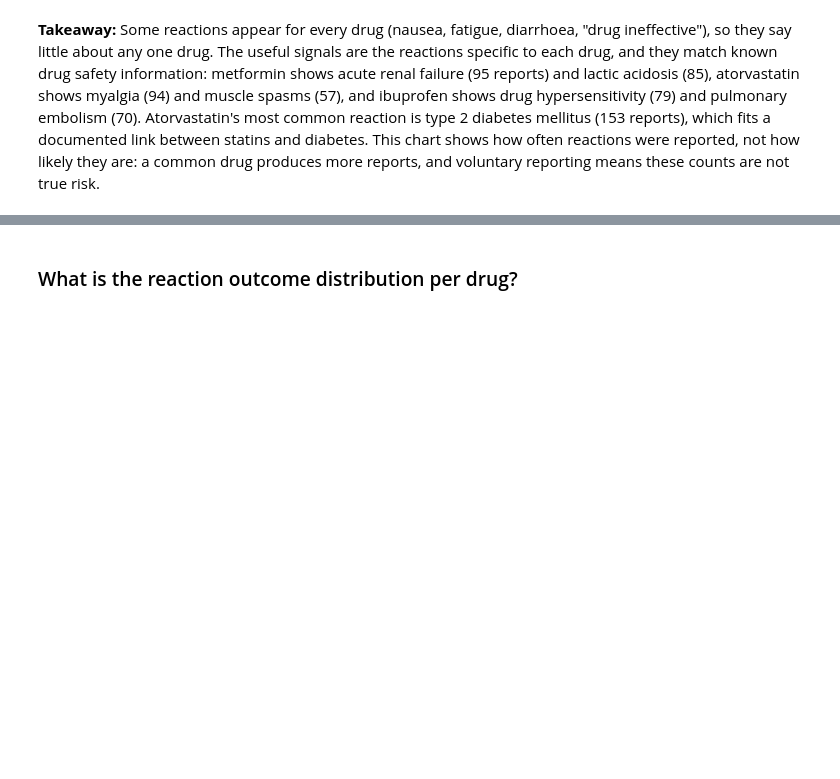
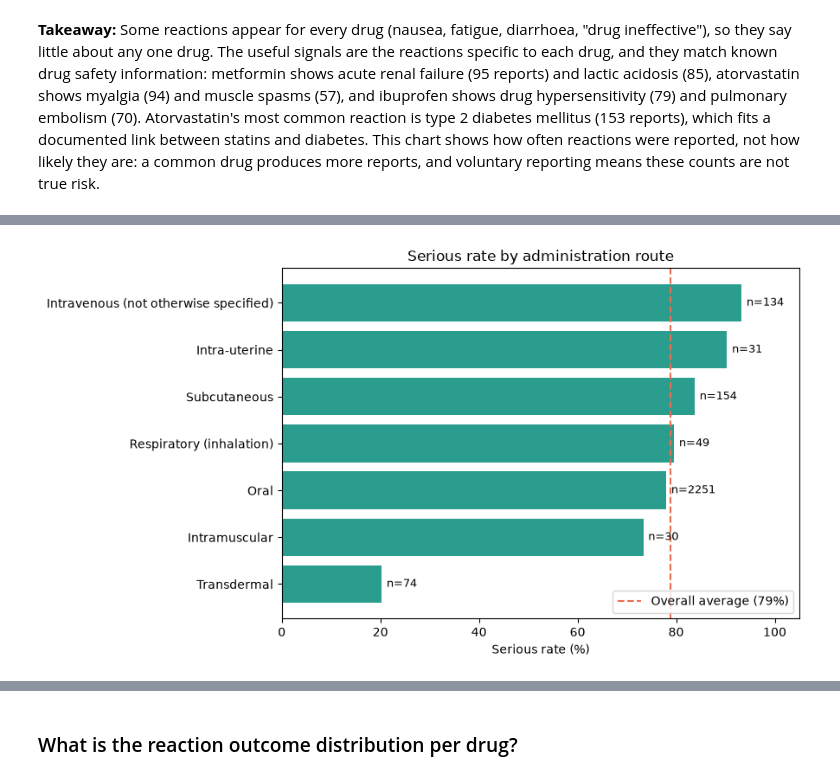
Before and after one commit to NattakanO/healthcare_drug_safety_analysis, a Jupyter notebook: data_exploration.ipynb, the cells around one changed output, grey strips where cells are left out. Drawn from its saved outputs; the diff is of its cells as text; code cells hidden in the pictures; blank space fills up the shorter version.

```diff
--- a/data_exploration.ipynb
+++ b/data_exploration.ipynb
@@ -683,0 +671,13 @@ Using 16441 of 24013 rows (68.5%) for this question
+# %%
+MIN_SAMPLE = 30   # a route with fewer reports is not a reliable estimate
+
+route_counts = single_route["route_code"].value_counts()
+common_routes = route_counts[route_counts >= MIN_SAMPLE].index
+
+q2 = (
+    single_route[single_route["route_code"].isin(common_routes)]
+    .groupby(["route_code", "route_label"])["serious"]
+    .agg(serious_rate=lambda s: (s == 1).mean(), n_reports="size")
+    .sort_values("serious_rate", ascending=False)
+)
+q2.round(3)
@@ -683,0 +696,8 @@ Using 16441 of 24013 rows (68.5%) for this question
+# %%
+# Exclude codes that are not real routes before comparing severity
+not_a_route = ["065", "Unrecognised code", "Unknown"]
+real_routes = q2[
+    ~q2.index.get_level_values("route_code").isin(not_a_route)
+    & ~q2.index.get_level_values("route_label").isin(not_a_route)
+]
+real_routes.round(3)
@@ -683,0 +714,26 @@ Using 16441 of 24013 rows (68.5%) for this question
+# %%
+baseline_pct = baseline * 100
+
+plot_data = real_routes.sort_values("serious_rate")
+labels = plot_data.index.get_level_values("route_label")
+
+fig, ax = plt.subplots(figsize=(9, 5))
+bars = ax.barh(labels, plot_data["serious_rate"] * 100, color="#2A9D8F")
+ax.axvline(baseline_pct, color="#E76F51", linestyle="--", linewidth=1.5,
+           label=f"Overall average ({baseline:.0%})")
+
+for bar, n in zip(bars, plot_data["n_reports"]):
+    ax.text(bar.get_width() + 1, bar.get_y() + bar.get_height() / 2,
+             f"n={n}", va="center", fontsize=9)
+
+ax.set_xlabel("Serious rate (%)")
+ax.set_title("Serious rate by administration route")
+ax.set_xlim(0, 105)
+ax.legend(loc="lower right")
+plt.tight_layout()
+
+os.makedirs("results", exist_ok=True)
+plt.savefig("results/serious_rate_by_route.png", dpi=150, bbox_inches="tight")
+plt.show()
+# %% [output]
+[figure, added]
```
Also changed, not shown: parts of 9 cells of this notebook, 1 other file.
